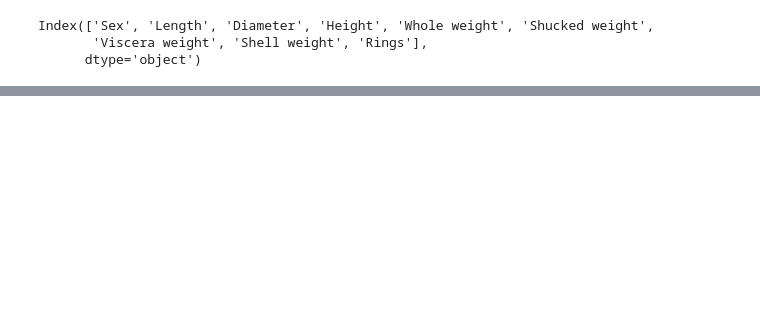
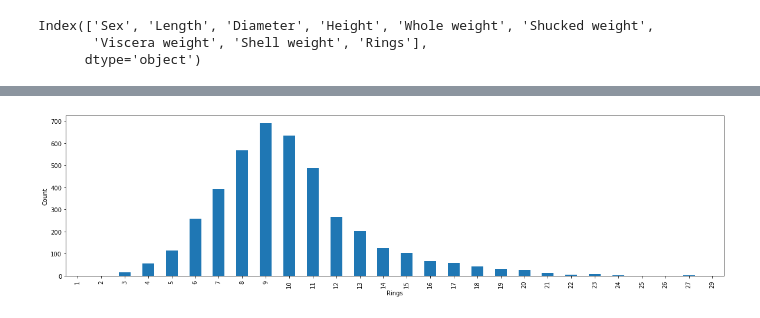
Before and after one commit to albispark/progetto-data-intensive, a Jupyter notebook: Progetto.ipynb, the cells around one changed output, grey strips where cells are left out. Saved outputs shown, nothing was run; the diff lists cells and outputs as text; code cells hidden in the pictures; blank space fills up the shorter version.

```diff
--- a/Progetto.ipynb
+++ b/Progetto.ipynb
@@ -50,0 +232,7 @@ data.shape
+# %%
+plt.figure(figsize=(20, 5))
+plt.xlabel("Rings")
+plt.ylabel("Count");
+data["Rings"].value_counts().sort_index().plot.bar();
+# %% [output]
+[figure, added]
```
Also changed, not shown: parts of 46 cells of this notebook.
